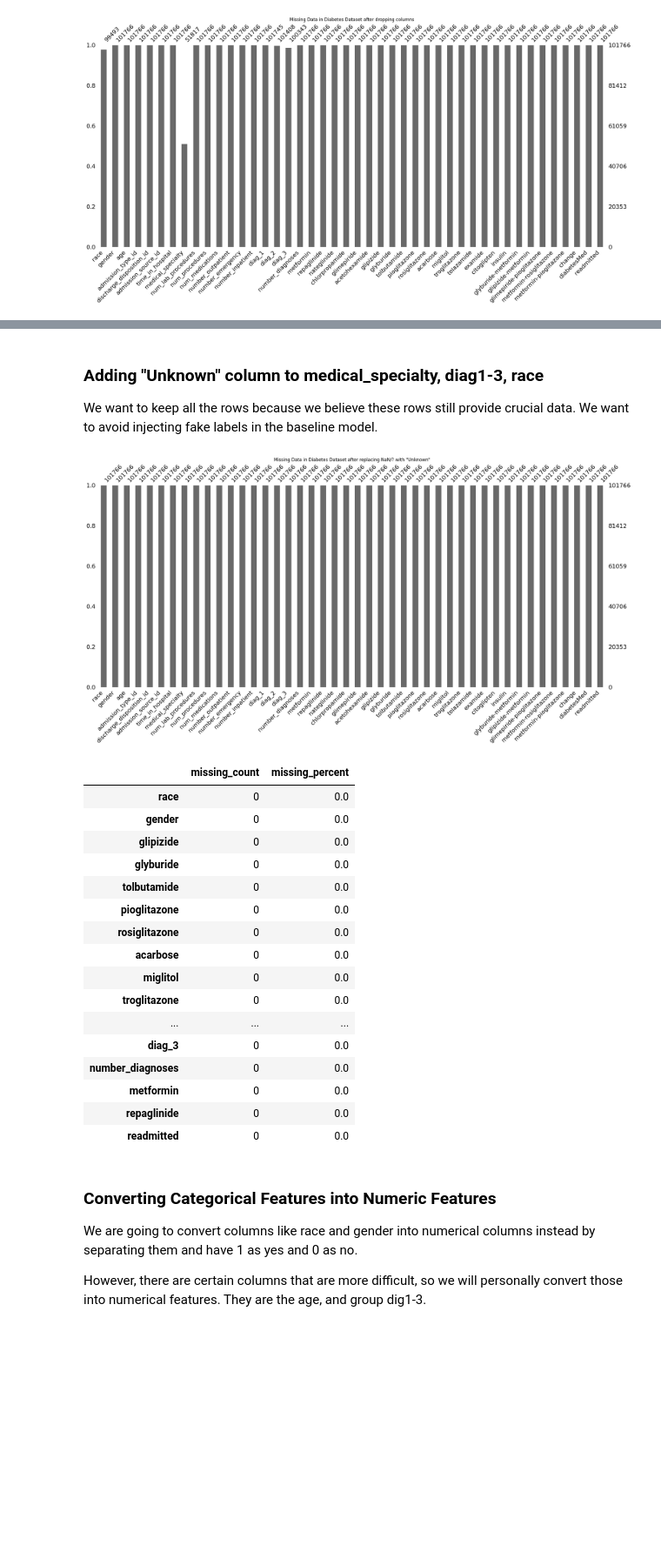
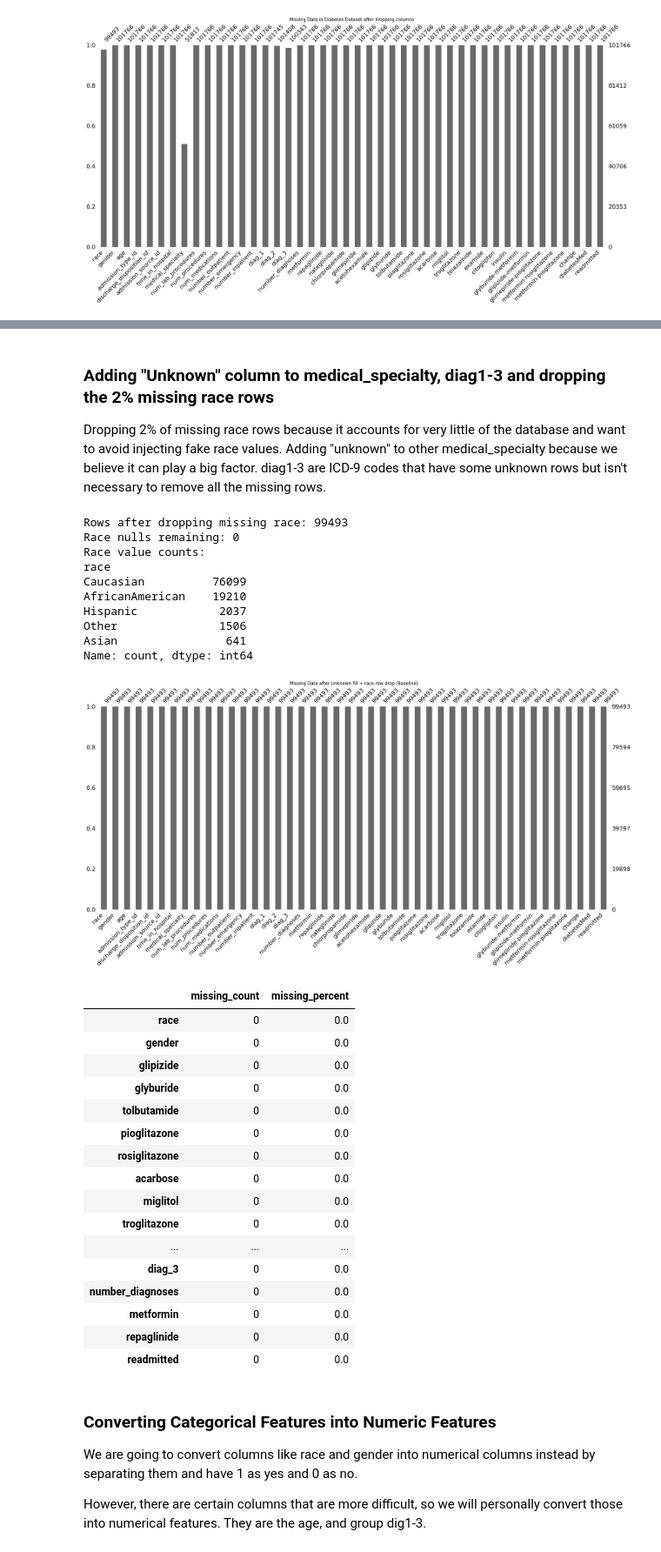
Before and after one commit to xiaohongchen01/diabetes_readmission_prediction, a Jupyter notebook: diabetes_data.ipynb, the cells around one changed output, grey strips where cells are left out. Shown at 87% size. Cells and saved outputs as stored; diff of their text form; code cells hidden in the pictures; blank space fills up the shorter version.

Commit message:
fixed cleaning data. Removed 2% missing race. Added SMOTE instead

```diff
--- a/diabetes_data.ipynb
+++ b/diabetes_data.ipynb
@@ -228,30 +277,40 @@ plt.show()
 # %% [markdown]
-### Adding "Unknown" column to medical_specialty, diag1-3, race
-We want to keep all the rows because we believe these rows still provide crucial data. We want to avoid injecting fake labels in the baseline model.
+### Adding "Unknown" column to medical_specialty, diag1-3 and dropping the 2% missing race rows
+Dropping 2% of missing race rows because it accounts for very little of the database and want to avoid injecting fake race values. Adding "unknown" to other medical_specialty because we believe it can play a big factor. diag1-3 are ICD-9 codes that have some unknown rows but isn't necessary to remove all the missing rows.
 # %%
-# Replace both NaN and '?' with "Unknown" for selected categorical columns
+# Step 1: Replace '?' with NaN for all target columns
 cols_to_replace = ['medical_specialty', 'diag_1', 'diag_2', 'diag_3', 'race']
+diabetes[cols_to_replace] = diabetes[cols_to_replace].replace(r'^\s*\?\s*$', np.nan, regex=True)
 
-diabetes[cols_to_replace] = (
-    diabetes[cols_to_replace]
-    .replace(r'^\s*\?\s*$', np.nan, regex=True)
-    .fillna('Unknown')
-)
+# Step 2: Fill 'Unknown' for everything EXCEPT race
+cols_fill_unknown = ['medical_specialty', 'diag_1', 'diag_2', 'diag_3']
+diabetes[cols_fill_unknown] = diabetes[cols_fill_unknown].fillna('Unknown')
+
+# Step 3: Baseline — drop the ~2,273 rows where race is missing
+diabetes = diabetes.dropna(subset=['race']).reset_index(drop=True)
+
+# Verify
+print(f"Rows after dropping missing race: {len(diabetes)}")  # expect ~99,493
+print(f"Race nulls remaining: {diabetes['race'].isna().sum()}")  # expect 0
+print(f"Race value counts:\n{diabetes['race'].value_counts()}")
 
 msno.bar(diabetes)
-plt.title('Missing Data in Diabetes Dataset after replacing NaN/? with "Unknown"')
+plt.title('Missing Data after Unknown fill + race row drop (Baseline)')
 plt.show()
 
-# missing data percentage and count
-def missing(diabetes):
-    missing_count = diabetes.isnull().sum().sort_values(ascending=False)
-    missing_percent = (diabetes.isnull().sum() / diabetes.isnull().count()).sort_values(ascending=False)
-    missing_table = pd.concat([missing_count, missing_percent], axis=1, keys=['missing_count', 'missing_percent'])
-    return missing_table
-
 missing(diabetes)
 # %% [output]
+Rows after dropping missing race: 99493
+Race nulls remaining: 0
+Race value counts:
+race
+Caucasian          76099
+AfricanAmerican    19210
+Hispanic            2037
+Other               1506
+Asian                641
+Name: count, dtype: int64
-[figure, old version]
+[figure, new version]
 |  | missing_count | missing_percent |
 | race | 0 | 0.0 |
 | gender | 0 | 0.0 |
```
Also changed, not shown: parts of 14 cells of this notebook.
